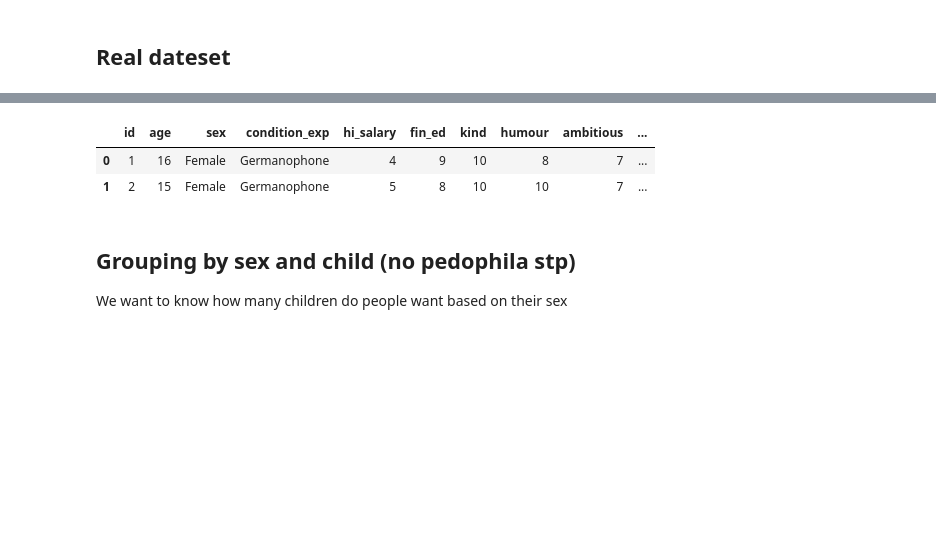
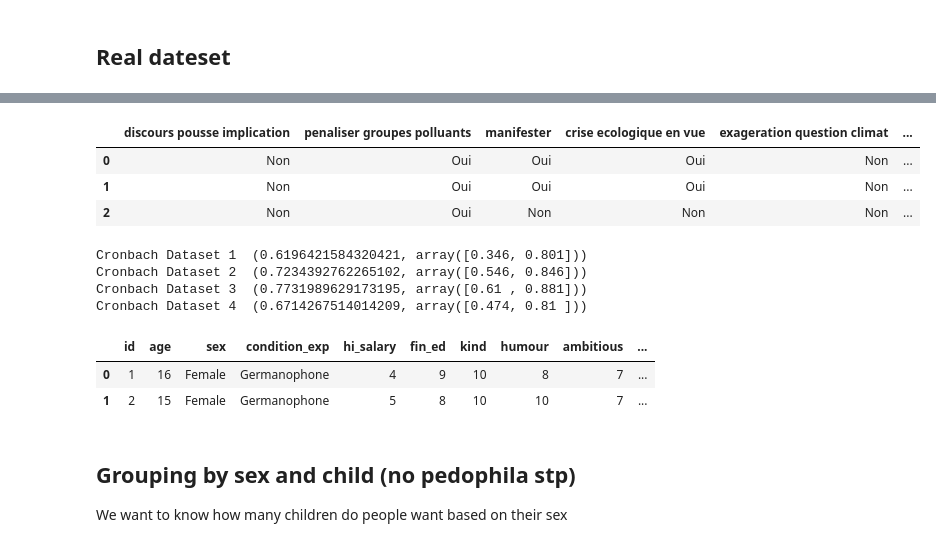
Before and after one commit to Ahmedounet/psycho_sociale, a Jupyter notebook: shs/projet/python_docs/groupe B.ipynb, the cells around one changed output, grey strips where cells are left out. Cells and saved outputs as stored; diff of their text form; code cells hidden in the pictures; blank space fills up the shorter version.

```diff
--- a/shs/projet/python_docs/groupe B.ipynb
+++ b/shs/projet/python_docs/groupe B.ipynb
@@ -17,0 +8,20 @@ df_1.head(2)
+# %%
+df_1 = pd.read_csv('../data/data_1.csv')
+df_2=pd.read_csv('../data/data_2.csv', sep=';')
+df_3=pd.read_csv('../data/data_3.csv', sep=';')
+df_4=pd.read_csv('../data/data_4.csv', sep=';',encoding='latin-1')
+
+#importation corrections
+df_1=df_1.iloc[:,11:]
+df_1=df_1.drop(df_4.index[16])
+df_2=df_2.iloc[:,11:-3]
+df_3=df_3.iloc[:,11:-1]
+df_4=df_4.iloc[:,11:-1]
+df_4=df_4.drop(df_4.index[14])
+# %%
+df_1.head(3)
+# %% [output]
+|  | discours pousse implication | penaliser groupes polluants | manifester | crise ecologique en vue | exageration question climat | ... |
+| 0 | Non | Oui | Oui | Oui | Non | ... |
+| 1 | Non | Oui | Oui | Oui | Non | ... |
+| 2 | Non | Oui | Non | Non | Non | ... |
@@ -17,0 +40,10 @@ df_1.head(2)
+# %%
+print("Cronbach Dataset 1 ", pg.cronbach_alpha(data=df_1_num))
+print("Cronbach Dataset 2 ",pg.cronbach_alpha(data=df_2_num))
+print("Cronbach Dataset 3 ",pg.cronbach_alpha(data=df_3_num))
+print("Cronbach Dataset 4 ",pg.cronbach_alpha(data=df_4_num))
+# %% [output]
+Cronbach Dataset 1  (0.6196421584320421, array([0.346, 0.801]))
+Cronbach Dataset 2  (0.7234392762265102, array([0.546, 0.846]))
+Cronbach Dataset 3  (0.7731989629173195, array([0.61 , 0.881]))
+Cronbach Dataset 4  (0.6714267514014209, array([0.474, 0.81 ]))
```
Also changed, not shown: parts of 6 cells of this notebook, 3 other files.
